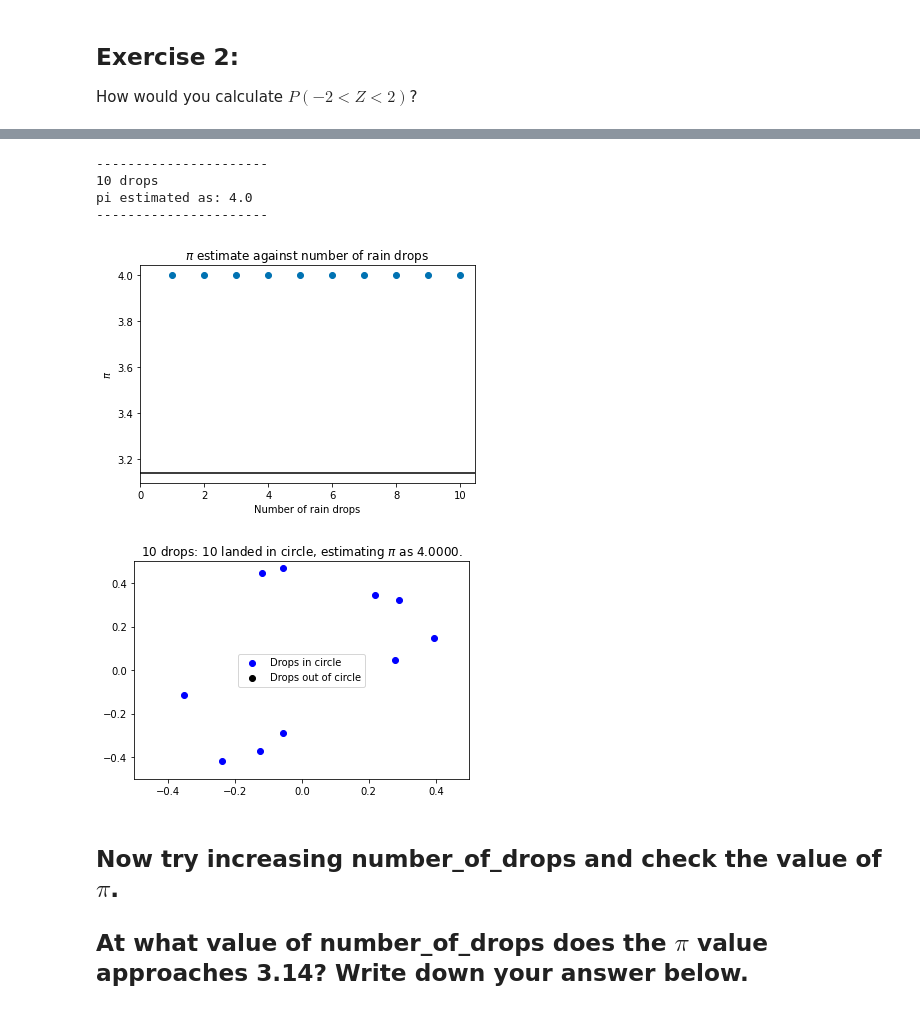
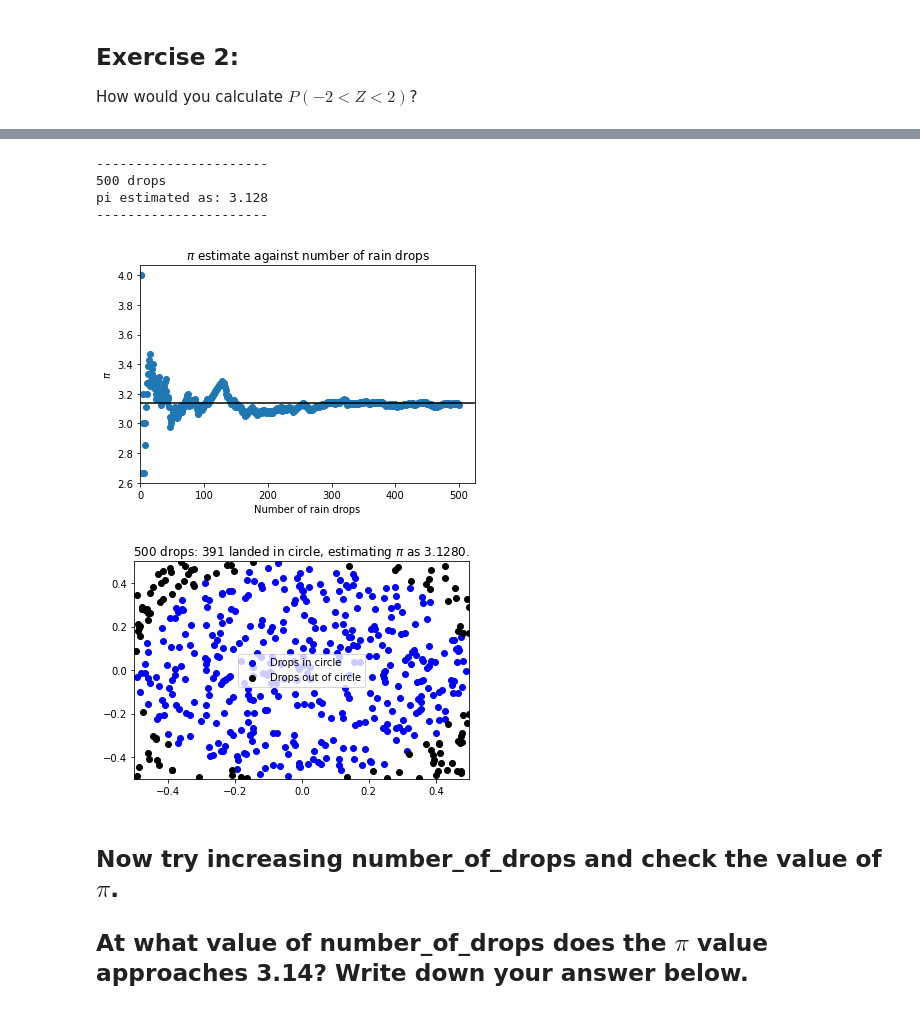
Before and after one commit to shiernee/Advanced_ML, a Jupyter notebook: Week2/WOA7015_Wk2.ipynb, the cells around one changed output, grey strips where cells are left out. Saved outputs shown, nothing was run; the diff lists cells and outputs as text; code cells hidden in the pictures.

```diff
--- a/Week2/WOA7015_Wk2.ipynb
+++ b/Week2/WOA7015_Wk2.ipynb
@@ -264,20 +243,20 @@ def rain(number_of_drops=1000, length_of_field=1, plot=True, format='pdf', dynam
     return [number_of_drops_in_circle, number_of_drops]
 # %%
 # call the function
-number_of_drops = 10
+number_of_drops = 500
 r = rain(number_of_drops, plot=True, format='png', dynamic=False)
 
 print("----------------------")
 print("%s drops" % number_of_drops)
 print("pi estimated as: %s " % (4 * r[0] / r[1]))
 print("----------------------")
 # %% [output]
 ----------------------
-10 drops
-pi estimated as: 4.0
+500 drops
+pi estimated as: 3.128
 ----------------------
-[figure, old version]
+[figure, new version]
-[figure, old version]
+[figure, new version]
 # %% [markdown]
 ## Now try increasing number_of_drops and check the value of $\pi$.
 
```
Also changed, not shown: parts of 20 cells of this notebook.
